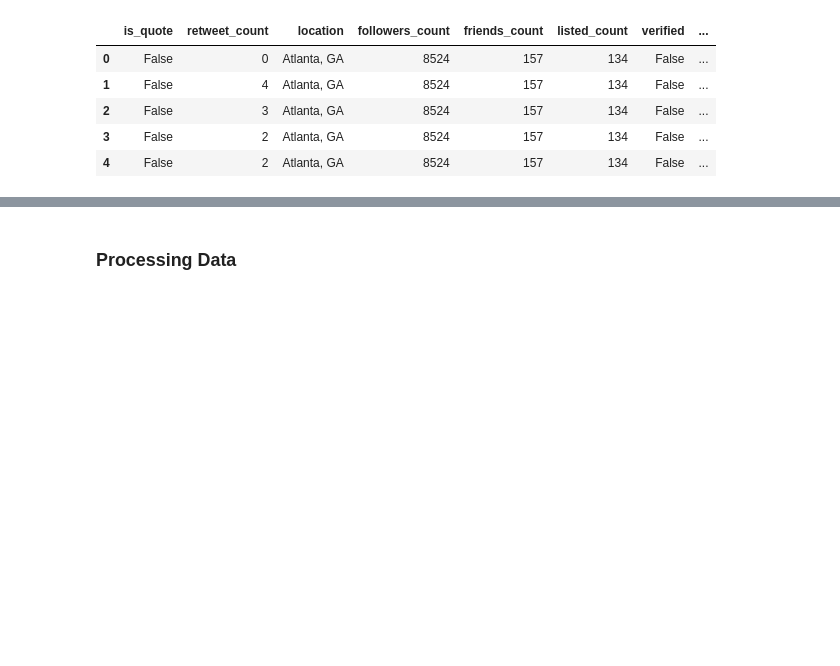
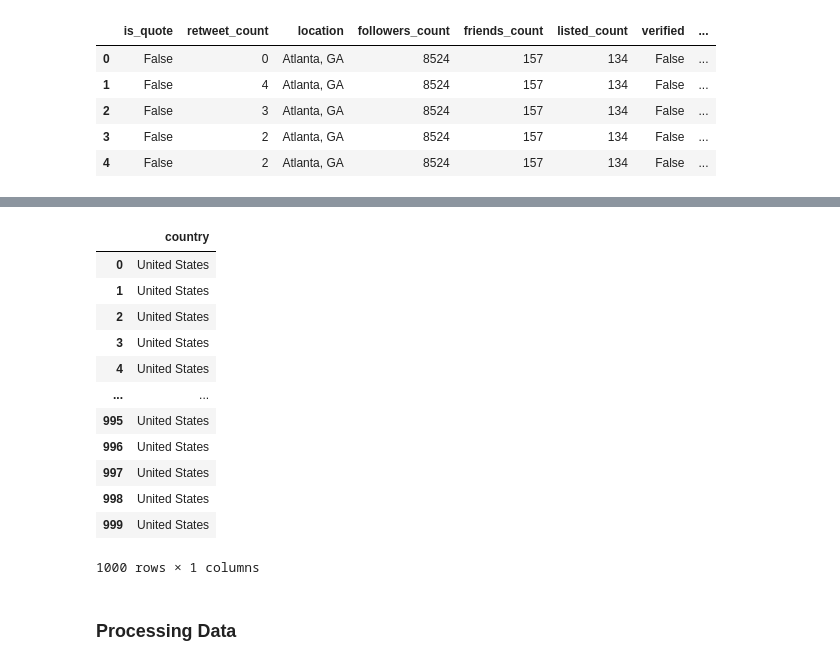
Before and after one commit to sofiapiedrahita/CyberCollective, a Jupyter notebook: Cyber Security Tweets - elyse.ipynb, the cells around one changed output, grey strips where cells are left out. Drawn from its saved outputs; the diff is of its cells as text; code cells hidden in the pictures; blank space fills up the shorter version.

```diff
--- a/Cyber Security Tweets - elyse.ipynb
+++ b/Cyber Security Tweets - elyse.ipynb
@@ -527,7 +545,7 @@ plt.title("Cluster Analysis based on Twitter Description using the Top 20 Words"
 # %% [markdown]
 ## Clustering on Other Columns
 # %%
-ident = data[["created_at", "is_quote", "retweet_count", "location", "followers_count", "friends_count", "listed_count", "account_created_at", "verified"]][:3000]
+ident = data[["created_at", "is_quote", "retweet_count", "location", "followers_count", "friends_count", "listed_count", "account_created_at", "verified"]][:1000]
 ident.head() # remove is_retweet and protected, no variance
 # %% [output]
 |  | created_at | is_quote | retweet_count | location | followers_count | friends_count | listed_count | ... |
@@ -575 +607,17 @@ Wall time: 18min 55s
+# %%
+ident[['country']].group
+# %% [output]
+|  | country |
+| 0 | United States |
+| 1 | United States |
+| 2 | United States |
+| 3 | United States |
+| 4 | United States |
+| ... | ... |
+| 995 | United States |
+| 996 | United States |
+| 997 | United States |
+| 998 | United States |
+| 999 | United States |
+1000 rows × 1 columns
 # %%
```
Also changed, not shown: parts of 12 cells of this notebook.
